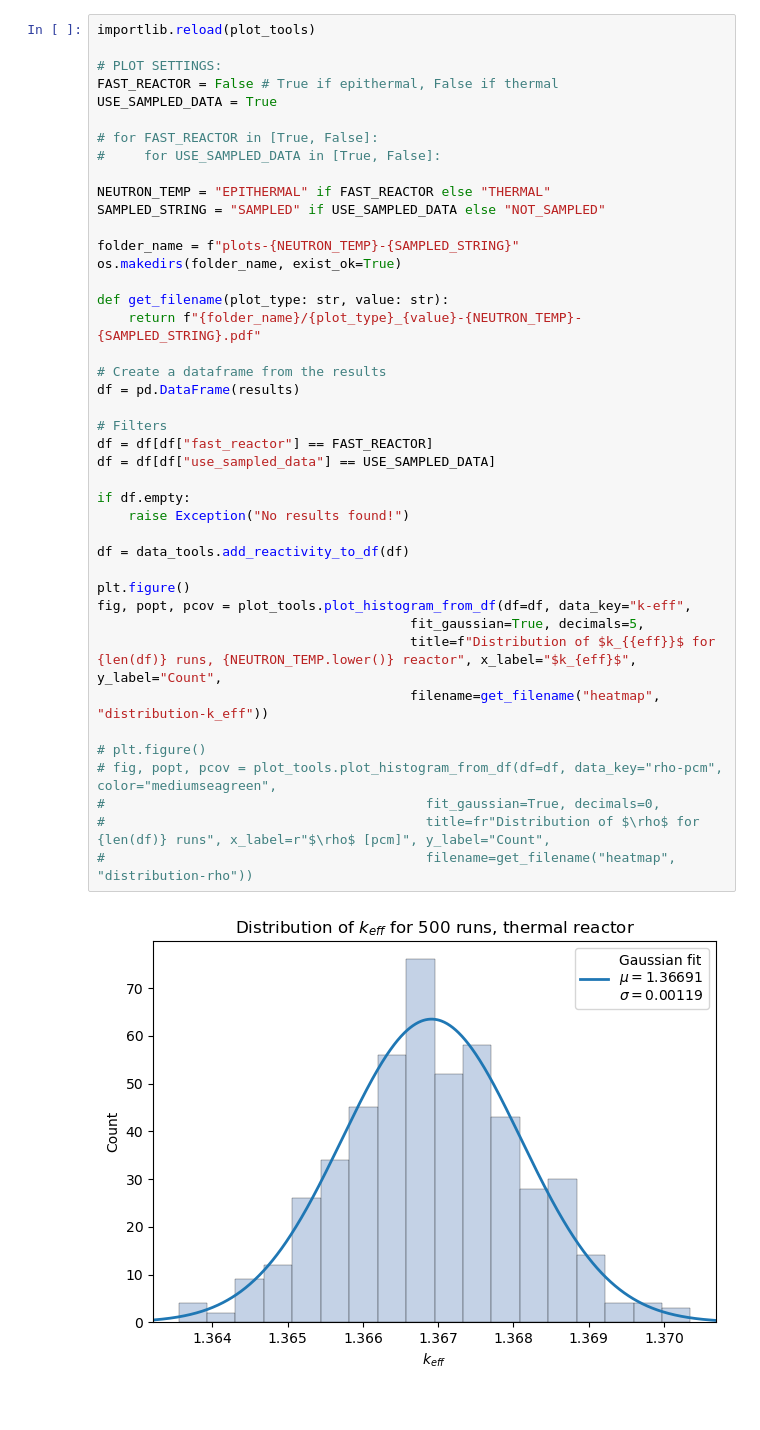
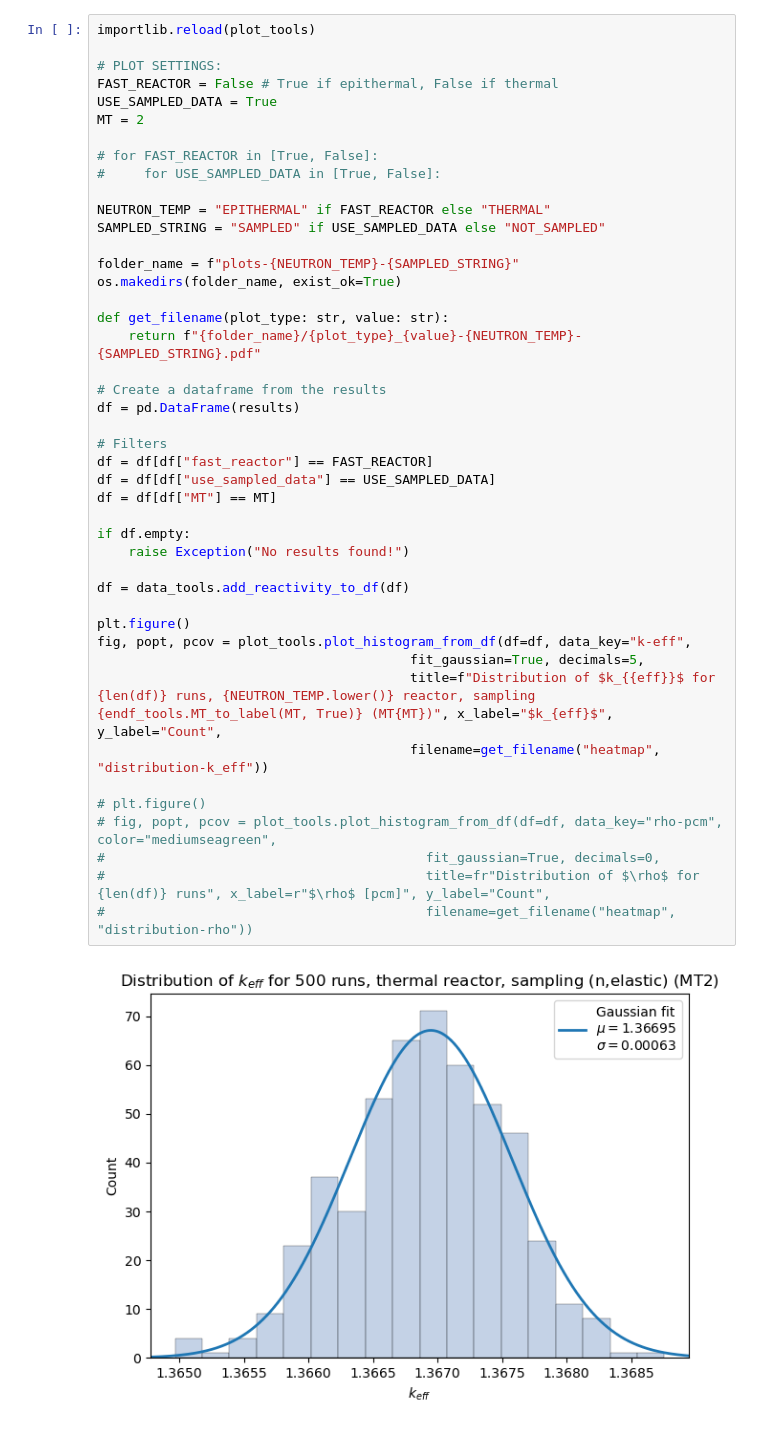
Before and after one commit to Kladdy/master-project, a Jupyter notebook: analysis/runs/R11/plotting/plot.ipynb, the cells around one changed output. Drawn from its saved outputs; the diff is of its cells as text.

Commit message:
Plot R11

```diff
--- a/analysis/runs/R11/plotting/plot.ipynb
+++ b/analysis/runs/R11/plotting/plot.ipynb
@@ -56,6 +56,7 @@ importlib.reload(plot_tools)
 # PLOT SETTINGS:
 FAST_REACTOR = False # True if epithermal, False if thermal
 USE_SAMPLED_DATA = True
+MT = 2
 
 # for FAST_REACTOR in [True, False]:
 #     for USE_SAMPLED_DATA in [True, False]:
@@ -65,35 +66,36 @@ SAMPLED_STRING = "SAMPLED" if USE_SAMPLED_DATA else "NOT_SAMPLED"
 
 folder_name = f"plots-{NEUTRON_TEMP}-{SAMPLED_STRING}"
 os.makedirs(folder_name, exist_ok=True)
 
 def get_filename(plot_type: str, value: str):
     return f"{folder_name}/{plot_type}_{value}-{NEUTRON_TEMP}-{SAMPLED_STRING}.pdf"
 
 # Create a dataframe from the results
 df = pd.DataFrame(results)
 
 # Filters
 df = df[df["fast_reactor"] == FAST_REACTOR]
 df = df[df["use_sampled_data"] == USE_SAMPLED_DATA]
+df = df[df["MT"] == MT]
 
 if df.empty:
     raise Exception("No results found!")
 
 df = data_tools.add_reactivity_to_df(df)
 
 plt.figure()
 fig, popt, pcov = plot_tools.plot_histogram_from_df(df=df, data_key="k-eff",
                                         fit_gaussian=True, decimals=5,
-                                        title=f"Distribution of $k_{{eff}}$ for {len(df)} runs, {NEUTRON_TEMP.lower()} reactor", x_label="$k_{eff}$", y_label="Count",
+                                        title=f"Distribution of $k_{{eff}}$ for {len(df)} runs, {NEUTRON_TEMP.lower()} reactor, sampling {endf_tools.MT_to_label(MT, True)} (MT{MT})", x_label="$k_{eff}$", y_label="Count",
                                         filename=get_filename("heatmap", "distribution-k_eff"))
 
 # plt.figure()
 # fig, popt, pcov = plot_tools.plot_histogram_from_df(df=df, data_key="rho-pcm", color="mediumseagreen",
 #                                         fit_gaussian=True, decimals=0,
 #                                         title=fr"Distribution of $\rho$ for {len(df)} runs", x_label=r"$\rho$ [pcm]", y_label="Count",
 #                                         filename=get_filename("heatmap", "distribution-rho"))
 # %% [output]
-[figure, old version]
+[figure, new version]
 # %%
 importlib.reload(plot_tools)
 
```
Also changed, not shown: parts of 3 cells of this notebook.
